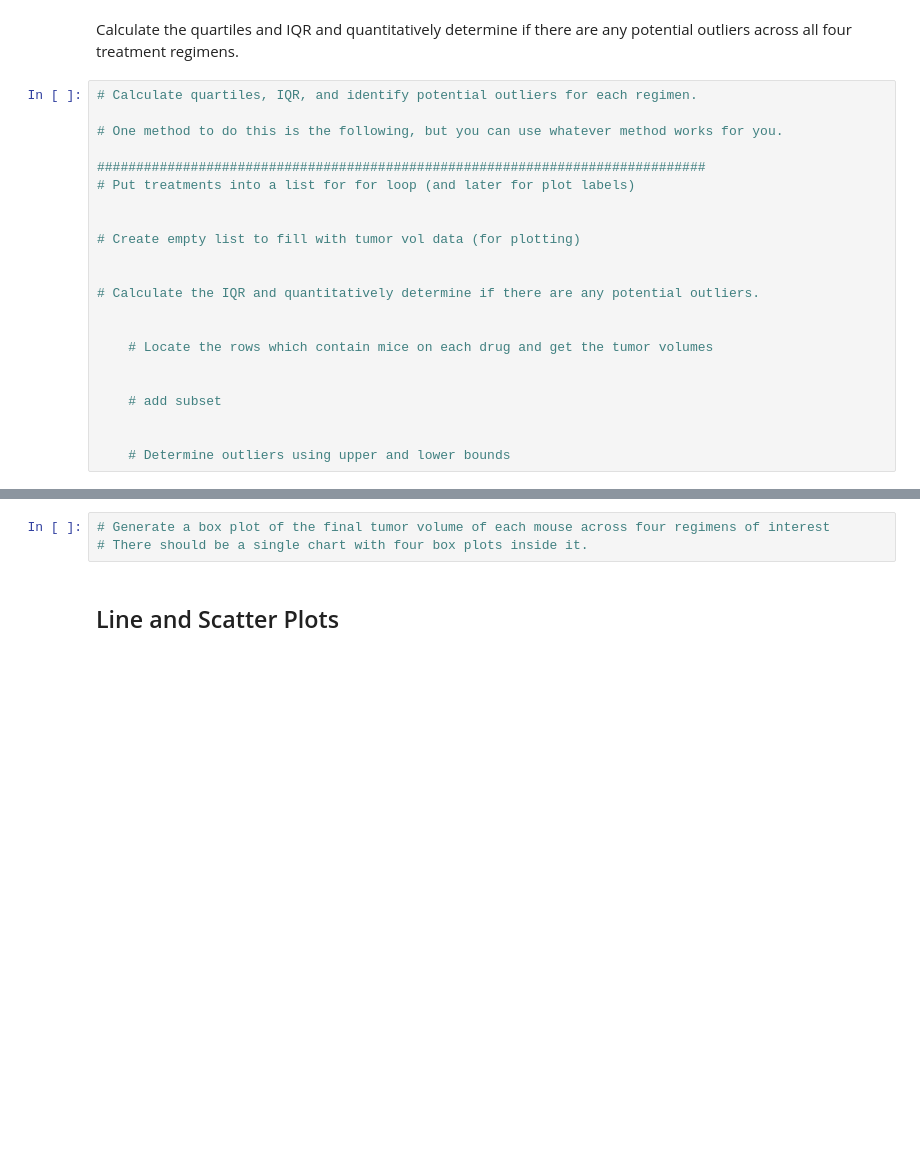
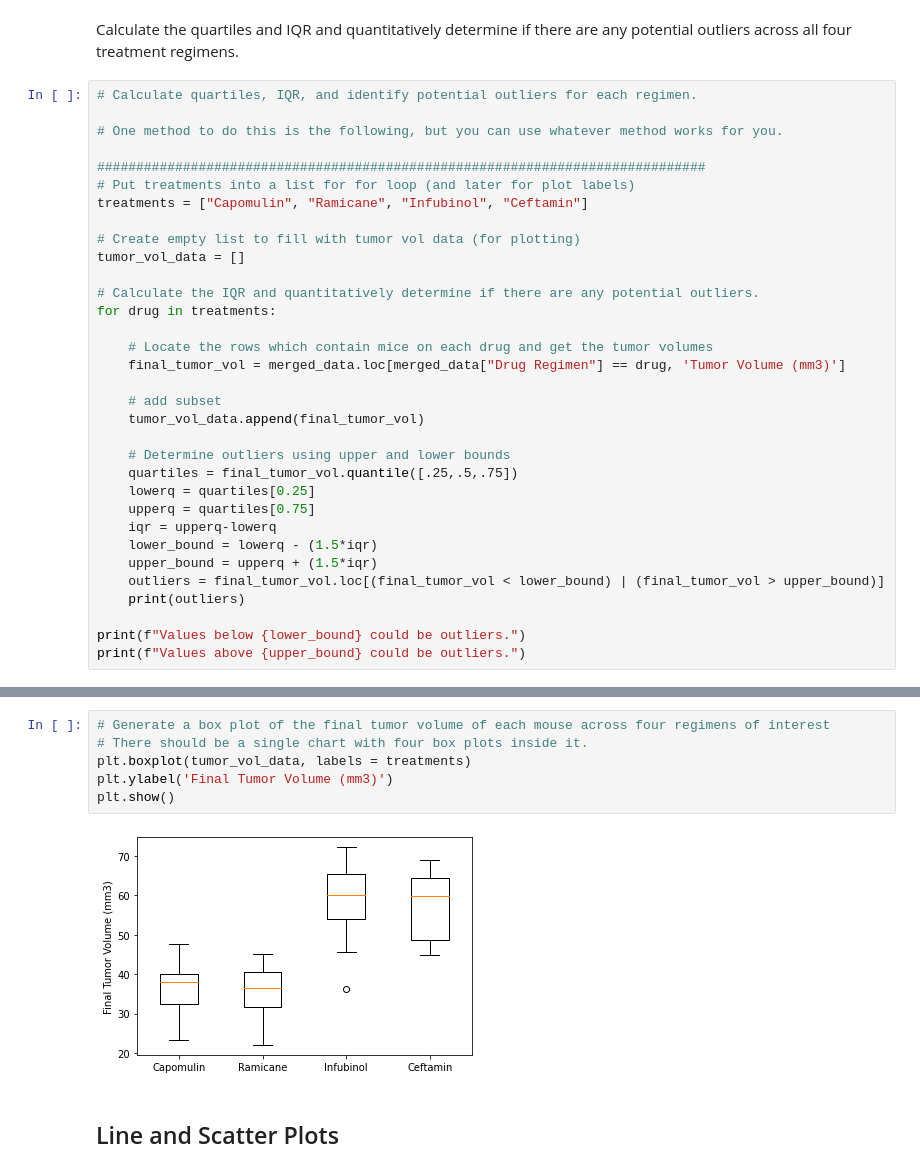
Before and after one commit to WilliamRoll/Matplotlib-Challenge, a Jupyter notebook: Pymaceuticals/pymaceuticals_starter.ipynb, the cells around one changed output, grey strips where cells are left out. Drawn from its saved outputs; the diff is of its cells as text; blank space fills up the shorter version.

Commit message:
Quartiles, Outliers, and Boxplots script section complete. Output is displays boxplot.

```diff
--- a/Pymaceuticals/pymaceuticals_starter.ipynb
+++ b/Pymaceuticals/pymaceuticals_starter.ipynb
@@ -202,18 +203,29 @@ Calculate the quartiles and IQR and quantitatively determine if there are any po
 
 ##############################################################################
 # Put treatments into a list for for loop (and later for plot labels)
-
+treatments = ["Capomulin", "Ramicane", "Infubinol", "Ceftamin"]
 
 # Create empty list to fill with tumor vol data (for plotting)
-
+tumor_vol_data = []
 
 # Calculate the IQR and quantitatively determine if there are any potential outliers.
-
+for drug in treatments:
 
     # Locate the rows which contain mice on each drug and get the tumor volumes
-
+    final_tumor_vol = merged_data.loc[merged_data["Drug Regimen"] == drug, 'Tumor Volume (mm3)']
 
     # add subset
-
+    tumor_vol_data.append(final_tumor_vol)
 
     # Determine outliers using upper and lower bounds
+    quartiles = final_tumor_vol.quantile([.25,.5,.75])
+    lowerq = quartiles[0.25]
+    upperq = quartiles[0.75]
+    iqr = upperq-lowerq
+    lower_bound = lowerq - (1.5*iqr)
+    upper_bound = upperq + (1.5*iqr)
+    outliers = final_tumor_vol.loc[(final_tumor_vol < lower_bound) | (final_tumor_vol > upper_bound)]
+    print(outliers)
+
+print(f"Values below {lower_bound} could be outliers.")
+print(f"Values above {upper_bound} could be outliers.")
@@ -220,6 +240,11 @@ Calculate the quartiles and IQR and quantitatively determine if there are any po
 # %%
 # Generate a box plot of the final tumor volume of each mouse across four regimens of interest
 # There should be a single chart with four box plots inside it.
+plt.boxplot(tumor_vol_data, labels = treatments)
+plt.ylabel('Final Tumor Volume (mm3)')
+plt.show()
+# %% [output]
+[figure, added]
 # %% [markdown]
 ## Line and Scatter Plots
 # %%
```
Also changed, not shown: parts of 5 cells of this notebook.
